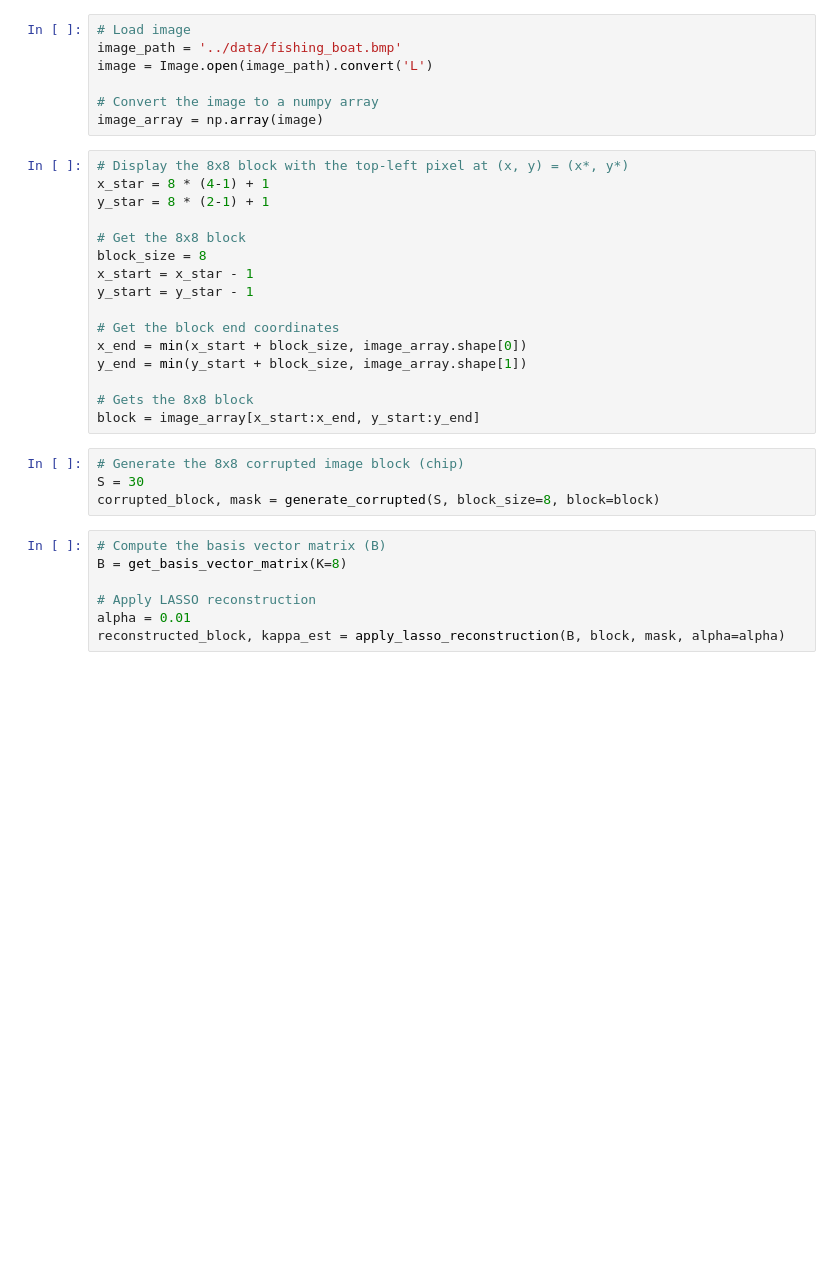
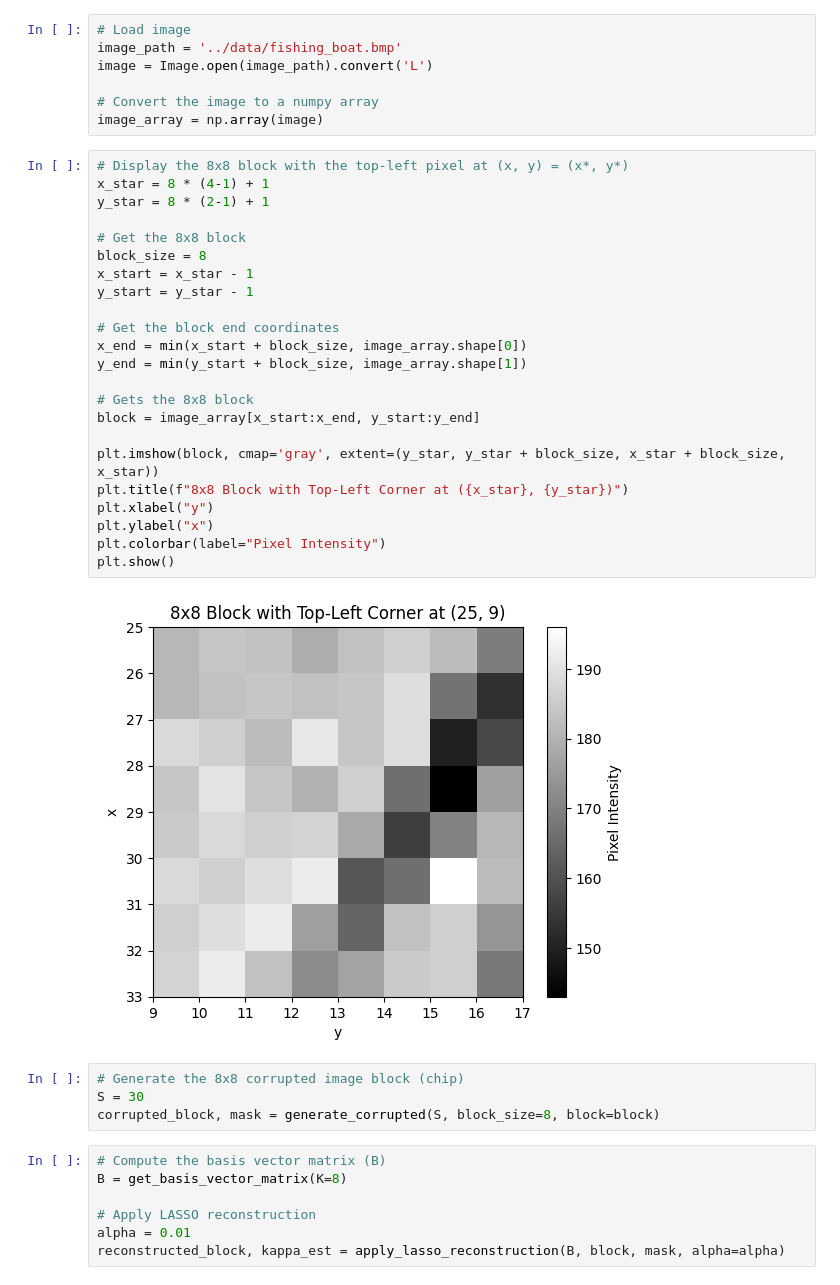
Before and after one commit to rngtang/image-recovery, a Jupyter notebook: checkpoint1/lasso.ipynb, the cells around one changed output. Cells and saved outputs as stored; diff of their text form; blank space fills up the shorter version.

```diff
--- a/checkpoint1/lasso.ipynb
+++ b/checkpoint1/lasso.ipynb
@@ -132,19 +132,28 @@ image_array = np.array(image)
 # %%
 # Display the 8x8 block with the top-left pixel at (x, y) = (x*, y*)
 x_star = 8 * (4-1) + 1
 y_star = 8 * (2-1) + 1
 
 # Get the 8x8 block
 block_size = 8
 x_start = x_star - 1
 y_start = y_star - 1
 
 # Get the block end coordinates
 x_end = min(x_start + block_size, image_array.shape[0])
 y_end = min(y_start + block_size, image_array.shape[1])
 
 # Gets the 8x8 block
 block = image_array[x_start:x_end, y_start:y_end]
+
+plt.imshow(block, cmap='gray', extent=(y_star, y_star + block_size, x_star + block_size, x_star))
+plt.title(f"8x8 Block with Top-Left Corner at ({x_star}, {y_star})")
+plt.xlabel("y")
+plt.ylabel("x")
+plt.colorbar(label="Pixel Intensity")
+plt.show()
+# %% [output]
+[figure, added]
 # %%
 # Generate the 8x8 corrupted image block (chip)
 S = 30
```
Also changed, not shown: parts of 4 cells of this notebook, 2 other files.
